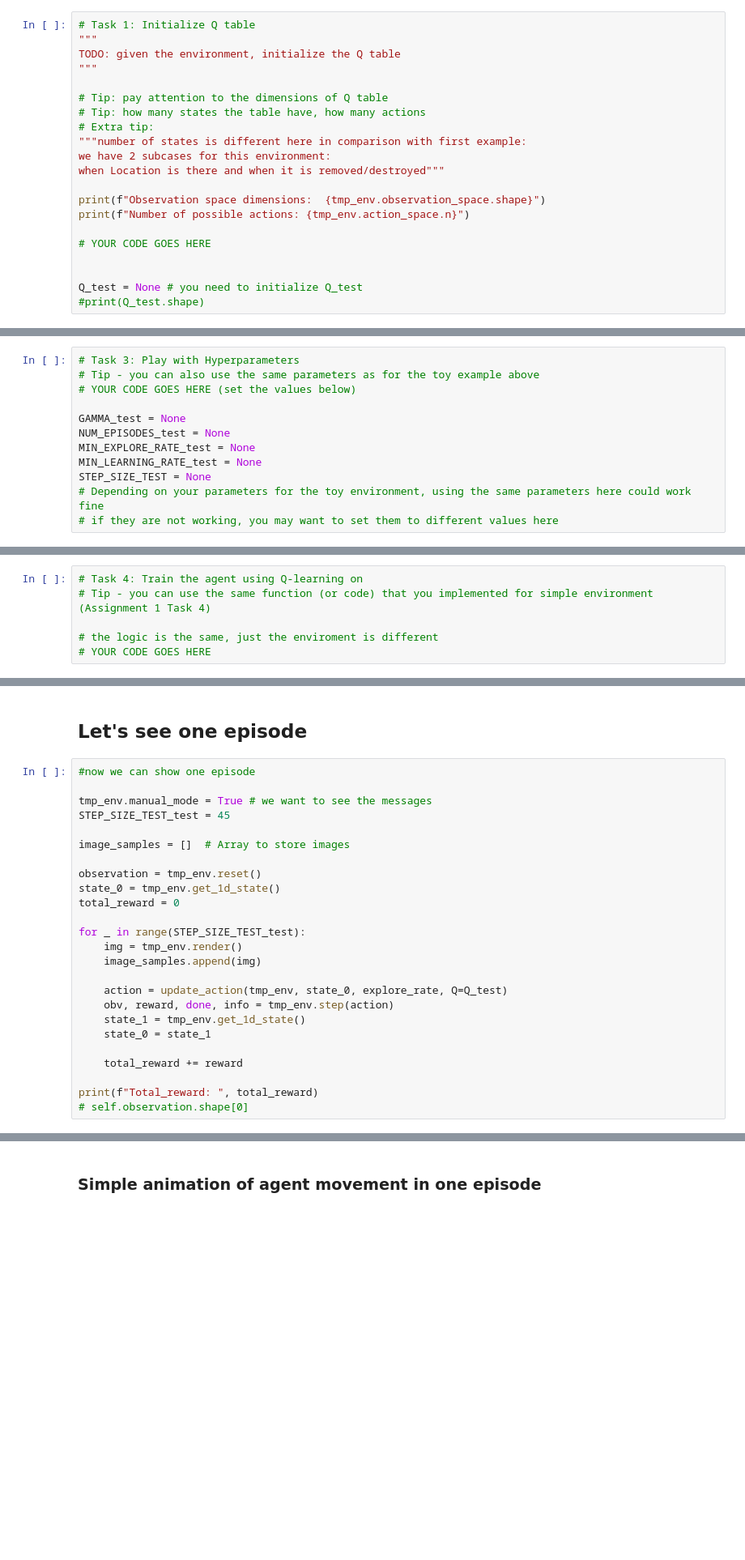
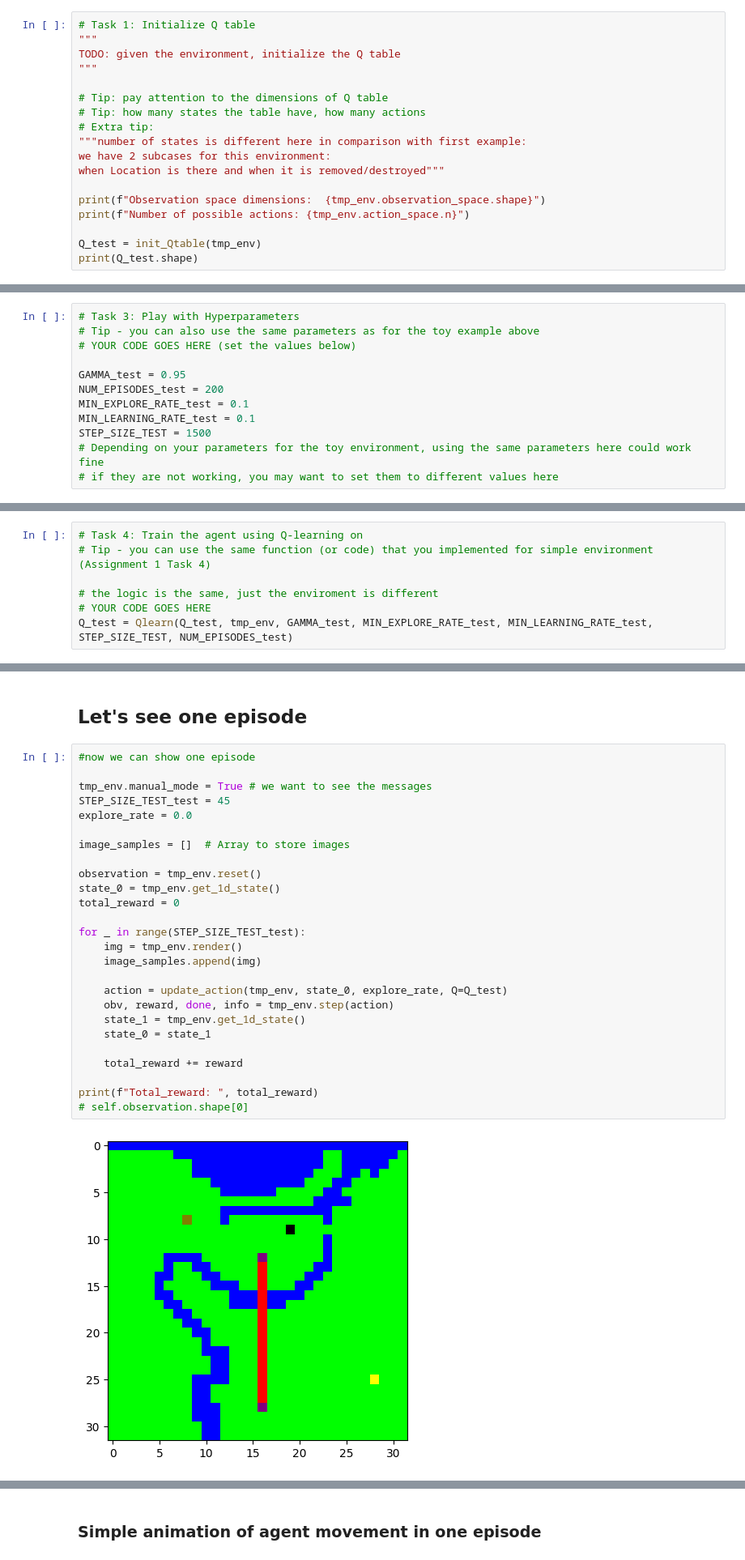
Before and after one commit to chrihb/ml-prosjekt-3, a Jupyter notebook: Project3_RL.ipynb, the cells around one changed output, grey strips where cells are left out. Shown: that part at 81% size. Cells and saved outputs as stored; diff of their text form; blank space fills up the shorter version.

```diff
--- a/Project3_RL.ipynb
+++ b/Project3_RL.ipynb
@@ -921,8 +953,5 @@ when Location is there and when it is removed/destroyed"""
 print(f"Observation space dimensions:  {tmp_env.observation_space.shape}")
 print(f"Number of possible actions: {tmp_env.action_space.n}")
 
-# YOUR CODE GOES HERE
-
-
-Q_test = None # you need to initialize Q_test
-#print(Q_test.shape)
+Q_test = init_Qtable(tmp_env)
+print(Q_test.shape)
@@ -940,11 +973,11 @@ Q_test = None # you need to initialize Q_test
 # Tip - you can also use the same parameters as for the toy example above
 # YOUR CODE GOES HERE (set the values below)
 
-GAMMA_test = None
-NUM_EPISODES_test = None
-MIN_EXPLORE_RATE_test = None
-MIN_LEARNING_RATE_test = None
-STEP_SIZE_TEST = None
+GAMMA_test = 0.95
+NUM_EPISODES_test = 200
+MIN_EXPLORE_RATE_test = 0.1
+MIN_LEARNING_RATE_test = 0.1
+STEP_SIZE_TEST = 1500
 # Depending on your parameters for the toy environment, using the same parameters here could work fine
 # if they are not working, you may want to set them to different values here
 # %% [markdown]
@@ -956,3 +989,4 @@ STEP_SIZE_TEST = None
 
 # the logic is the same, just the enviroment is different
 # YOUR CODE GOES HERE
+Q_test = Qlearn(Q_test, tmp_env, GAMMA_test, MIN_EXPLORE_RATE_test, MIN_LEARNING_RATE_test, STEP_SIZE_TEST, NUM_EPISODES_test)
@@ -963,25 +1013,28 @@ print(f"Total reward after training: {total_reward}, total Explore rate after tr
 # %%
 #now we can show one episode
 
 tmp_env.manual_mode = True # we want to see the messages
 STEP_SIZE_TEST_test = 45
+explore_rate = 0.0
 
 image_samples = []  # Array to store images
 
 observation = tmp_env.reset()
 state_0 = tmp_env.get_1d_state()
 total_reward = 0
 
 for _ in range(STEP_SIZE_TEST_test):
     img = tmp_env.render()
     image_samples.append(img)
 
     action = update_action(tmp_env, state_0, explore_rate, Q=Q_test)
     obv, reward, done, info = tmp_env.step(action)
     state_1 = tmp_env.get_1d_state()
     state_0 = state_1
 
     total_reward += reward
 
 print(f"Total_reward: ", total_reward)
 # self.observation.shape[0]
+# %% [output]
+[figure, added]
```
Also changed, not shown: parts of 23 cells of this notebook, 1 other file.
